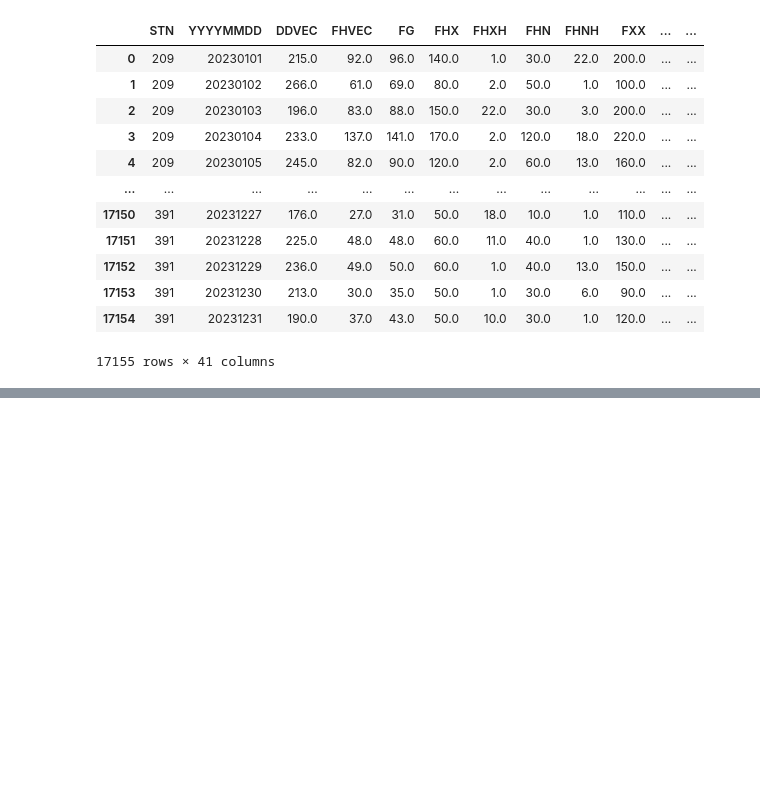
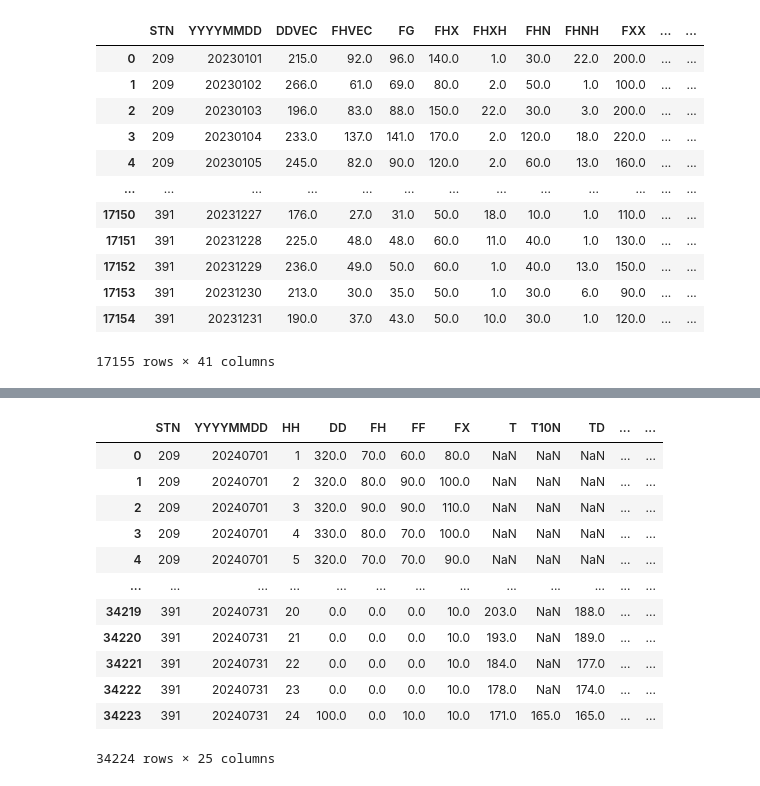
Before and after one commit to tomrooijakkers/data-science-portfolio, a Jupyter notebook: knmi-weather/01-get_knmi_data_examples.ipynb, the cells around one changed output, grey strips where cells are left out. Cells and saved outputs as stored; diff of their text form; code cells hidden in the pictures; blank space fills up the shorter version.

```diff
--- a/knmi-weather/01-get_knmi_data_examples.ipynb
+++ b/knmi-weather/01-get_knmi_data_examples.ipynb
@@ -92,0 +144,31 @@ df_day[~df_day['EV24'].isna()]
+# %%
+# Set start and end dates (inclusive) for data retrieval
+start_date = datetime.date(2024, 7, 1)
+end_date = datetime.date(2024, 7, 31)
+
+# Optional: uncomment below to make end_date exclusive
+# end_date -= datetime.timedelta(days=1)
+# %%
+# Get dataset from KNMI web script service
+df_hour = knmi_meteo_ingest.knmi_meteo_to_df(meteo_stns_list=None,
+                                             meteo_params_list=None,
+                                             start_date=start_date,
+                                             end_date=end_date,
+                                             mode="hour")
+# %%
+# Show the result
+df_hour
+# %% [output]
+|  | STN | YYYYMMDD | HH | DD | FH | FF | FX | T | T10N | TD | ... | ... |
+| 0 | 209 | 20240701 | 1 | 320.0 | 70.0 | 60.0 | 80.0 | NaN | NaN | NaN | ... | ... |
+| 1 | 209 | 20240701 | 2 | 320.0 | 80.0 | 90.0 | 100.0 | NaN | NaN | NaN | ... | ... |
+| 2 | 209 | 20240701 | 3 | 320.0 | 90.0 | 90.0 | 110.0 | NaN | NaN | NaN | ... | ... |
+| 3 | 209 | 20240701 | 4 | 330.0 | 80.0 | 70.0 | 100.0 | NaN | NaN | NaN | ... | ... |
+| 4 | 209 | 20240701 | 5 | 320.0 | 70.0 | 70.0 | 90.0 | NaN | NaN | NaN | ... | ... |
+| ... | ... | ... | ... | ... | ... | ... | ... | ... | ... | ... | ... | ... |
+| 34219 | 391 | 20240731 | 20 | 0.0 | 0.0 | 0.0 | 10.0 | 203.0 | NaN | 188.0 | ... | ... |
+| 34220 | 391 | 20240731 | 21 | 0.0 | 0.0 | 0.0 | 10.0 | 193.0 | NaN | 189.0 | ... | ... |
+| 34221 | 391 | 20240731 | 22 | 0.0 | 0.0 | 0.0 | 10.0 | 184.0 | NaN | 177.0 | ... | ... |
+| 34222 | 391 | 20240731 | 23 | 0.0 | 0.0 | 0.0 | 10.0 | 178.0 | NaN | 174.0 | ... | ... |
+| 34223 | 391 | 20240731 | 24 | 100.0 | 0.0 | 10.0 | 10.0 | 171.0 | 165.0 | 165.0 | ... | ... |
+34224 rows × 25 columns
```
Also changed, not shown: parts of 34 cells of this notebook, 5 other files.
